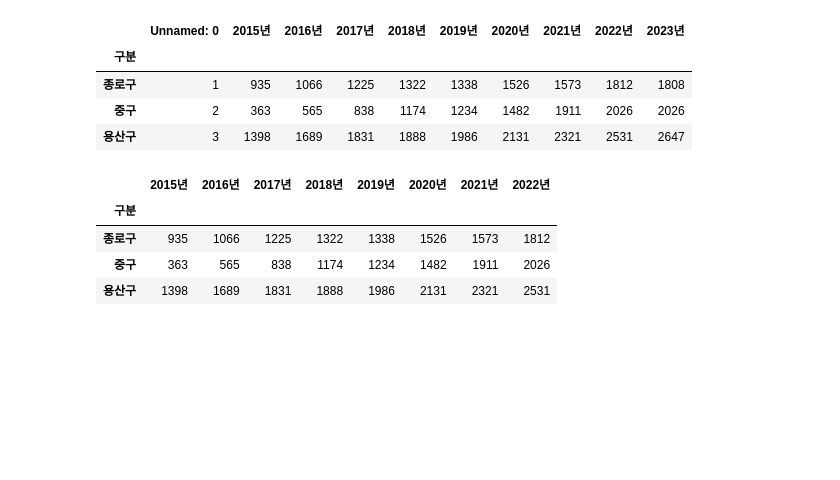
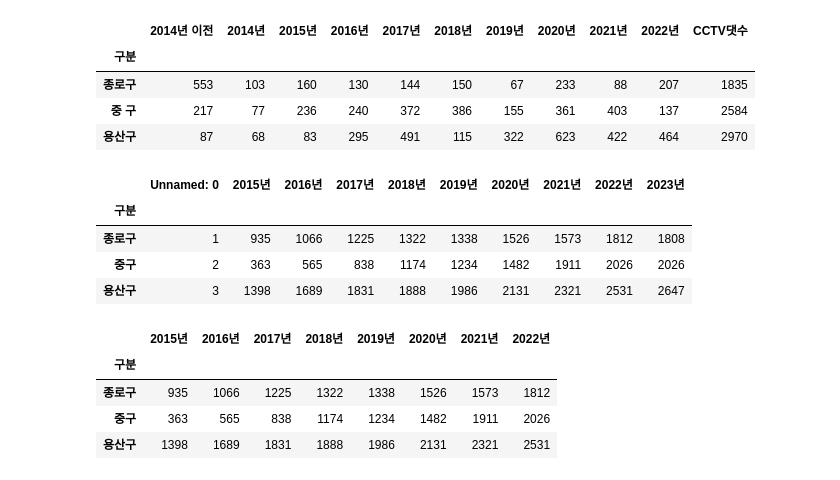
Before and after one commit to bong9C/DataAnalysis-2023.09, a Jupyter notebook: 02.Pandas/10.서울시 CCTV.ipynb, the cells around one changed output. Saved outputs shown, nothing was run; the diff lists cells and outputs as text; code cells hidden in the pictures; blank space fills up the shorter version.

```diff
--- a/02.Pandas/서울시_구별주민.ipynb
+++ b/02.Pandas/10.서울시 CCTV.ipynb
@@ -63,2 +99,11 @@ for col in cctv.columns:
+# %%
+cctv['CCTV댓수'] = cctv.sum(axis=1)
+cctv.head(3)
+# %% [output]
+|  | 2014년 이전 | 2014년 | 2015년 | 2016년 | 2017년 | 2018년 | 2019년 | 2020년 | 2021년 | 2022년 | CCTV댓수 |
+| 구분 |  |  |  |  |  |  |  |  |  |  |  |
+| 종로구 | 553 | 103 | 160 | 130 | 144 | 150 | 67 | 233 | 88 | 207 | 1835 |
+| 중 구 | 217 | 77 | 236 | 240 | 372 | 386 | 155 | 361 | 403 | 137 | 2584 |
+| 용산구 | 87 | 68 | 83 | 295 | 491 | 115 | 322 | 623 | 422 | 464 | 2970 |
 # %%
 # 선생님 풀이
```
Also changed, not shown: parts of 10 cells of this notebook, 4 other files.
